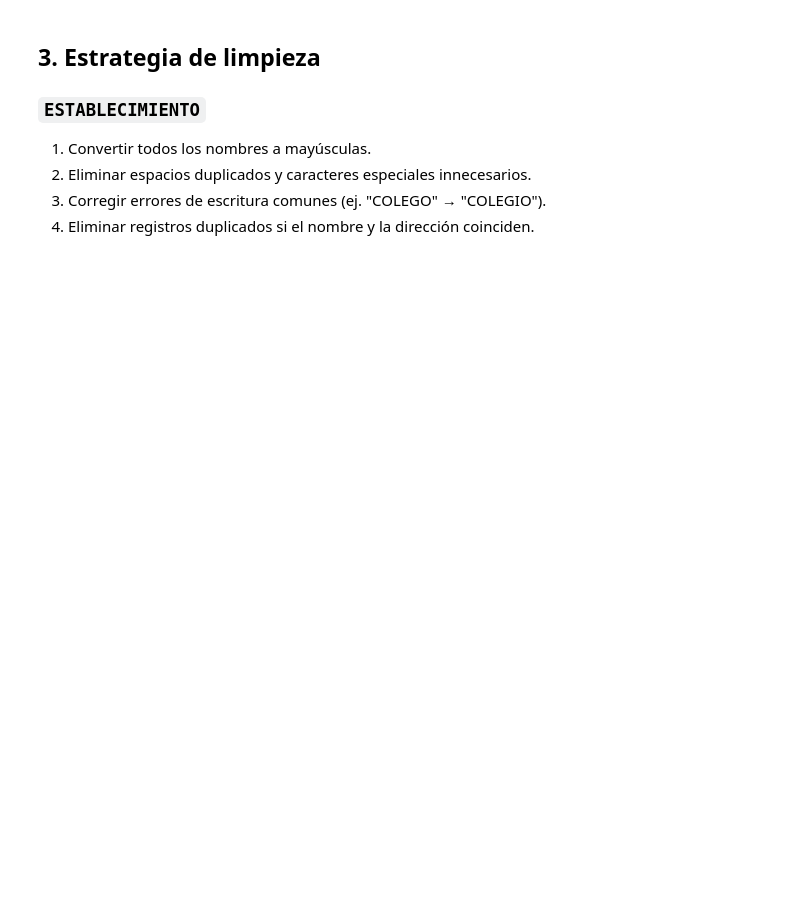
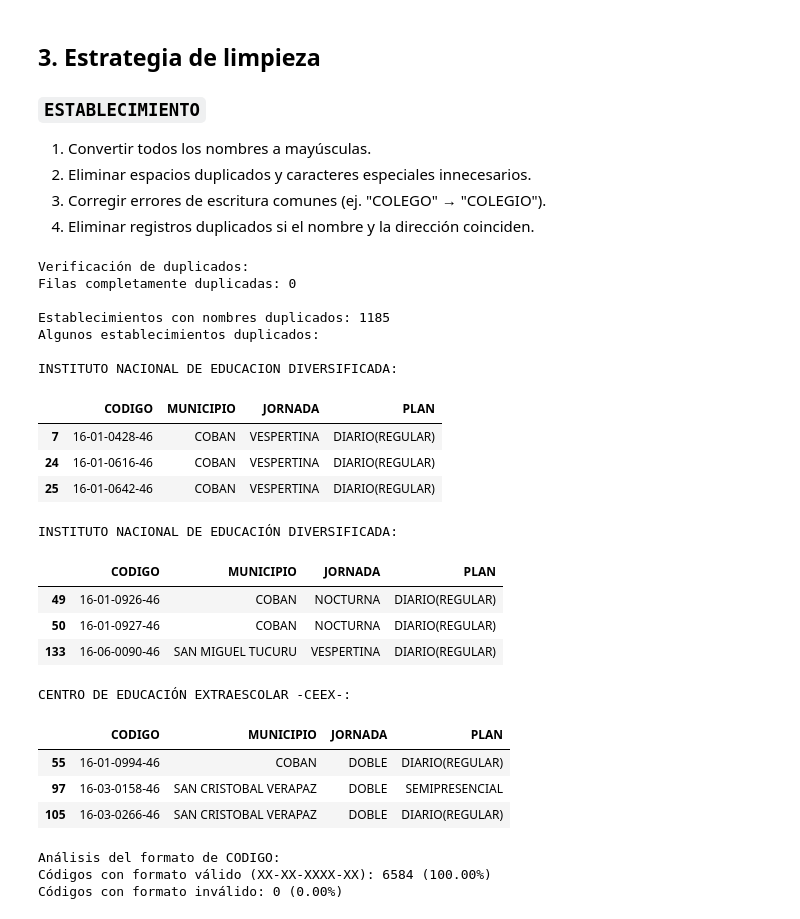
Before and after one commit to alee2602/PROYECTO1-DS, a Jupyter notebook: analisis.ipynb, the cells around one changed output. Drawn from its saved outputs; the diff is of its cells as text; code cells hidden in the pictures; blank space fills up the shorter version.

```diff
--- a/analisis.ipynb
+++ b/analisis.ipynb
@@ -150,3 +225,48 @@ Ejemplo:
 2. Eliminar espacios duplicados y caracteres especiales innecesarios.
 3. Corregir errores de escritura comunes (ej. "COLEGO" → "COLEGIO").
 4. Eliminar registros duplicados si el nombre y la dirección coinciden.
+# %%
+# verificar duplicados y analizar el formato del CODIGO
+print("Verificación de duplicados:")
+duplicate_count = df.duplicated().sum()
+print(f"Filas completamente duplicadas: {duplicate_count}")
+
+# verificar establecimientos potencialmente duplicados (mismo nombre, diferente código)
+est_counts = df['ESTABLECIMIENTO'].value_counts()
+duplicated_est = est_counts[est_counts > 1]
+print(f"\nEstablecimientos con nombres duplicados: {len(duplicated_est)}")
+print("Algunos establecimientos duplicados:")
+for est in duplicated_est.head(3).index:
+    print(f"\n{est}:")
+    display(df[df['ESTABLECIMIENTO'] == est][['CODIGO', 'MUNICIPIO', 'JORNADA', 'PLAN']].head(3))
+
+# Verificar formato del CODIGO
+print("\nAnálisis del formato de CODIGO:")
+valid_format = df['CODIGO'].str.match(r'^\d{2}-\d{2}-\d{4}-\d{2}$')
+print(f"Códigos con formato válido (XX-XX-XXXX-XX): {valid_format.sum()} ({valid_format.sum()/len(df)*100:.2f}%)")
+print(f"Códigos con formato inválido: {(~valid_format).sum()} ({(~valid_format).sum()/len(df)*100:.2f}%)")
+# %% [output]
+Verificación de duplicados:
+Filas completamente duplicadas: 0
+
+Establecimientos con nombres duplicados: 1185
+Algunos establecimientos duplicados:
+
+INSTITUTO NACIONAL DE EDUCACION DIVERSIFICADA:
+|  | CODIGO | MUNICIPIO | JORNADA | PLAN |
+| 7 | 16-01-0428-46 | COBAN | VESPERTINA | DIARIO(REGULAR) |
+| 24 | 16-01-0616-46 | COBAN | VESPERTINA | DIARIO(REGULAR) |
+| 25 | 16-01-0642-46 | COBAN | VESPERTINA | DIARIO(REGULAR) |
+INSTITUTO NACIONAL DE EDUCACIÓN DIVERSIFICADA:
+|  | CODIGO | MUNICIPIO | JORNADA | PLAN |
+| 49 | 16-01-0926-46 | COBAN | NOCTURNA | DIARIO(REGULAR) |
+| 50 | 16-01-0927-46 | COBAN | NOCTURNA | DIARIO(REGULAR) |
+| 133 | 16-06-0090-46 | SAN MIGUEL TUCURU | VESPERTINA | DIARIO(REGULAR) |
+CENTRO DE EDUCACIÓN EXTRAESCOLAR -CEEX-:
+|  | CODIGO | MUNICIPIO | JORNADA | PLAN |
+| 55 | 16-01-0994-46 | COBAN | DOBLE | DIARIO(REGULAR) |
+| 97 | 16-03-0158-46 | SAN CRISTOBAL VERAPAZ | DOBLE | SEMIPRESENCIAL |
+| 105 | 16-03-0266-46 | SAN CRISTOBAL VERAPAZ | DOBLE | DIARIO(REGULAR) |
+Análisis del formato de CODIGO:
+Códigos con formato válido (XX-XX-XXXX-XX): 6584 (100.00%)
+Códigos con formato inválido: 0 (0.00%)
```
Also changed, not shown: parts of 11 cells of this notebook, 27 other files.
